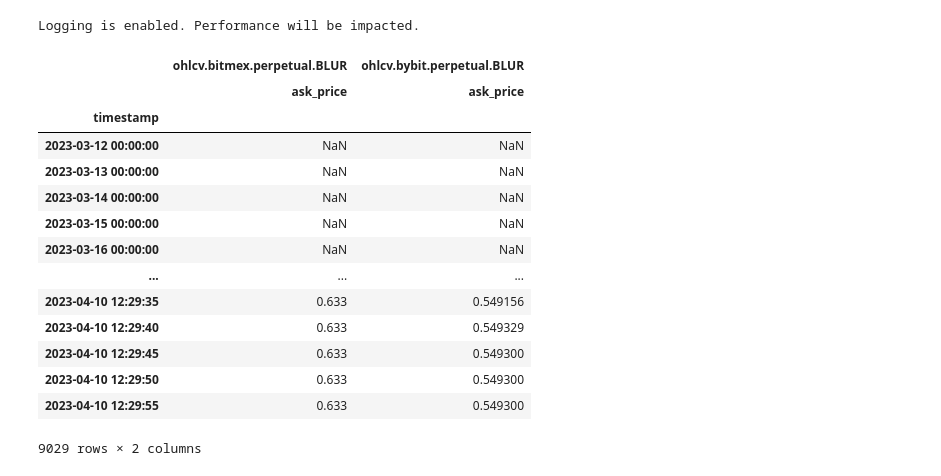
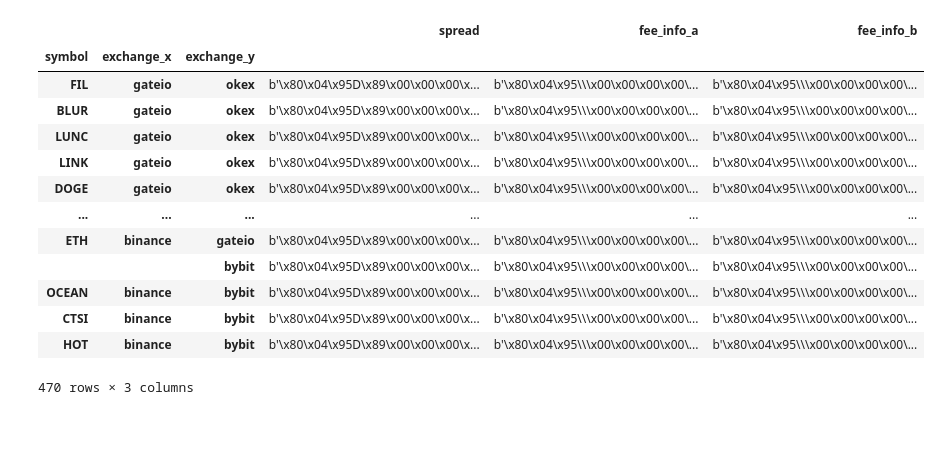
Before and after one commit to skswe/spreads-arb, a Jupyter notebook: notebooks/backtest_quotes.ipynb, the cells around one changed output. Saved outputs shown, nothing was run; the diff lists cells and outputs as text; code cells hidden in the pictures; blank space fills up the shorter version.

```diff
--- a/notebooks/backtest_quotes.ipynb
+++ b/notebooks/backtest_quotes.ipynb
@@ -6,5 +2,0 @@ from spread_arb.vbt_backtest import BacktestRunner
-# %%
-with open("data/granular_spreads.pkl", "rb") as f:
-    spreads = pickle.load(f)
-
-spreads
@@ -23,3 +47,20 @@ spreads
+# %%
+quotes_spreads
+# %% [output]
+|  |  |  | spread | fee_info_a | fee_info_b |
+| symbol | exchange_x | exchange_y |  |  |  |
+| FIL | gateio | okex | b'\x80\x04\x95D\x89\x00\x00\x00\x... | b'\x80\x04\x95\\\x00\x00\x00\x00\... | b'\x80\x04\x95\\\x00\x00\x00\x00\... |
+| BLUR | gateio | okex | b'\x80\x04\x95D\x89\x00\x00\x00\x... | b'\x80\x04\x95\\\x00\x00\x00\x00\... | b'\x80\x04\x95\\\x00\x00\x00\x00\... |
+| LUNC | gateio | okex | b'\x80\x04\x95D\x89\x00\x00\x00\x... | b'\x80\x04\x95\\\x00\x00\x00\x00\... | b'\x80\x04\x95\\\x00\x00\x00\x00\... |
+| LINK | gateio | okex | b'\x80\x04\x95D\x89\x00\x00\x00\x... | b'\x80\x04\x95\\\x00\x00\x00\x00\... | b'\x80\x04\x95\\\x00\x00\x00\x00\... |
+| DOGE | gateio | okex | b'\x80\x04\x95D\x89\x00\x00\x00\x... | b'\x80\x04\x95\\\x00\x00\x00\x00\... | b'\x80\x04\x95\\\x00\x00\x00\x00\... |
+| ... | ... | ... | ... | ... | ... |
+| ETH | binance | gateio | b'\x80\x04\x95D\x89\x00\x00\x00\x... | b'\x80\x04\x95\\\x00\x00\x00\x00\... | b'\x80\x04\x95\\\x00\x00\x00\x00\... |
+|  |  | bybit | b'\x80\x04\x95D\x89\x00\x00\x00\x... | b'\x80\x04\x95\\\x00\x00\x00\x00\... | b'\x80\x04\x95\\\x00\x00\x00\x00\... |
+| OCEAN | binance | bybit | b'\x80\x04\x95D\x89\x00\x00\x00\x... | b'\x80\x04\x95\\\x00\x00\x00\x00\... | b'\x80\x04\x95\\\x00\x00\x00\x00\... |
+| CTSI | binance | bybit | b'\x80\x04\x95D\x89\x00\x00\x00\x... | b'\x80\x04\x95\\\x00\x00\x00\x00\... | b'\x80\x04\x95\\\x00\x00\x00\x00\... |
+| HOT | binance | bybit | b'\x80\x04\x95D\x89\x00\x00\x00\x... | b'\x80\x04\x95\\\x00\x00\x00\x00\... | b'\x80\x04\x95\\\x00\x00\x00\x00\... |
+470 rows × 3 columns
 # %%
 bt_runner = BacktestRunner(
     initial_cash=100000,
@@ -29,26 +70,6 @@ bt_runner = BacktestRunner(
     use_slippage=False,
     use_funding_rate=False,
     profitable_only=True,
-    log_dir="new_logs",
+    log_dir=None,
     force_logging=False,
 )
-# %% [output]
-Logging is enabled. Performance will be impacted.
-# %%
-pickle.loads(spreads.iloc[0].spread).underlying_col("ask_price")
-# %% [output]
-|  | ohlcv.bitmex.perpetual.BLUR | ohlcv.bybit.perpetual.BLUR |
-|  | ask_price | ask_price |
-| timestamp |  |  |
-| 2023-03-12 00:00:00 | NaN | NaN |
-| 2023-03-13 00:00:00 | NaN | NaN |
-| 2023-03-14 00:00:00 | NaN | NaN |
-| 2023-03-15 00:00:00 | NaN | NaN |
-| 2023-03-16 00:00:00 | NaN | NaN |
-| ... | ... | ... |
-| 2023-04-10 12:29:35 | 0.633 | 0.549156 |
-| 2023-04-10 12:29:40 | 0.633 | 0.549329 |
-| 2023-04-10 12:29:45 | 0.633 | 0.549300 |
-| 2023-04-10 12:29:50 | 0.633 | 0.549300 |
-| 2023-04-10 12:29:55 | 0.633 | 0.549300 |
-9029 rows × 2 columns
```
Also changed, not shown: parts of 8 cells of this notebook, 5 other files.
